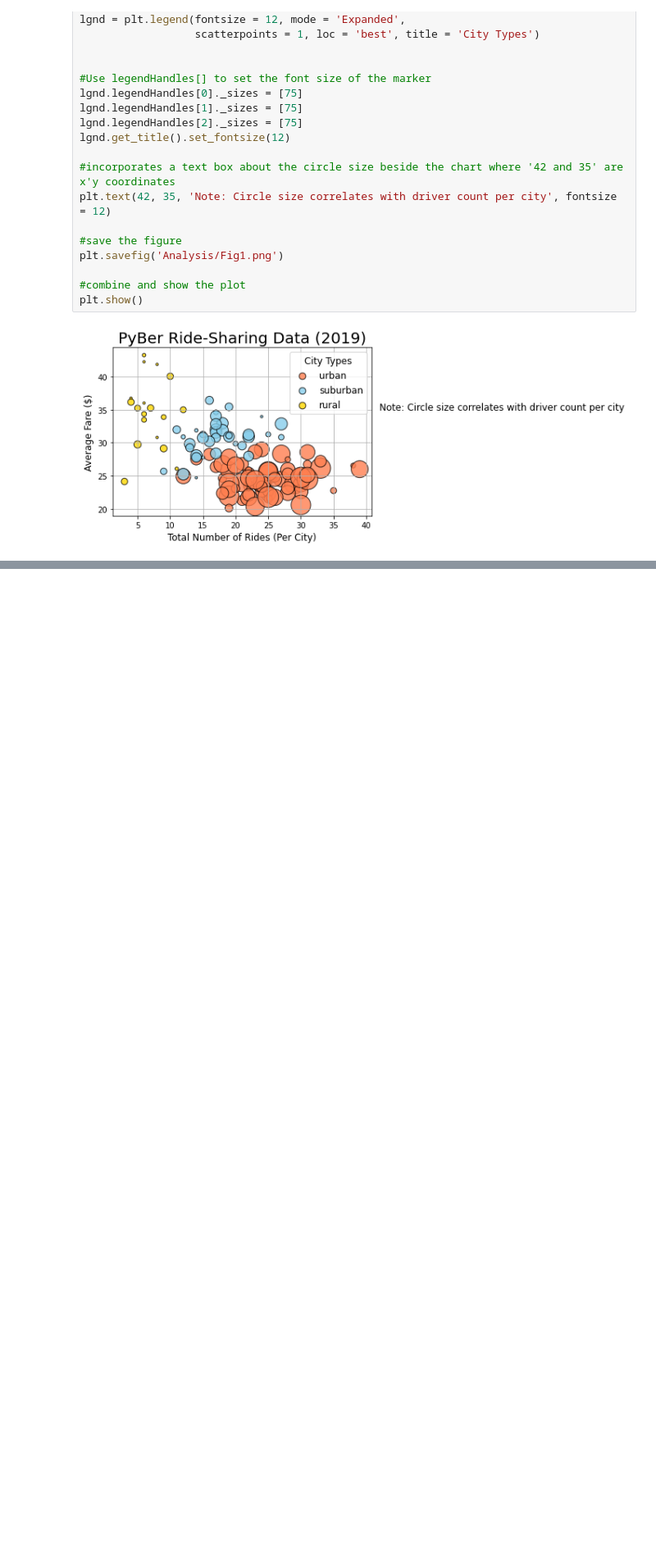
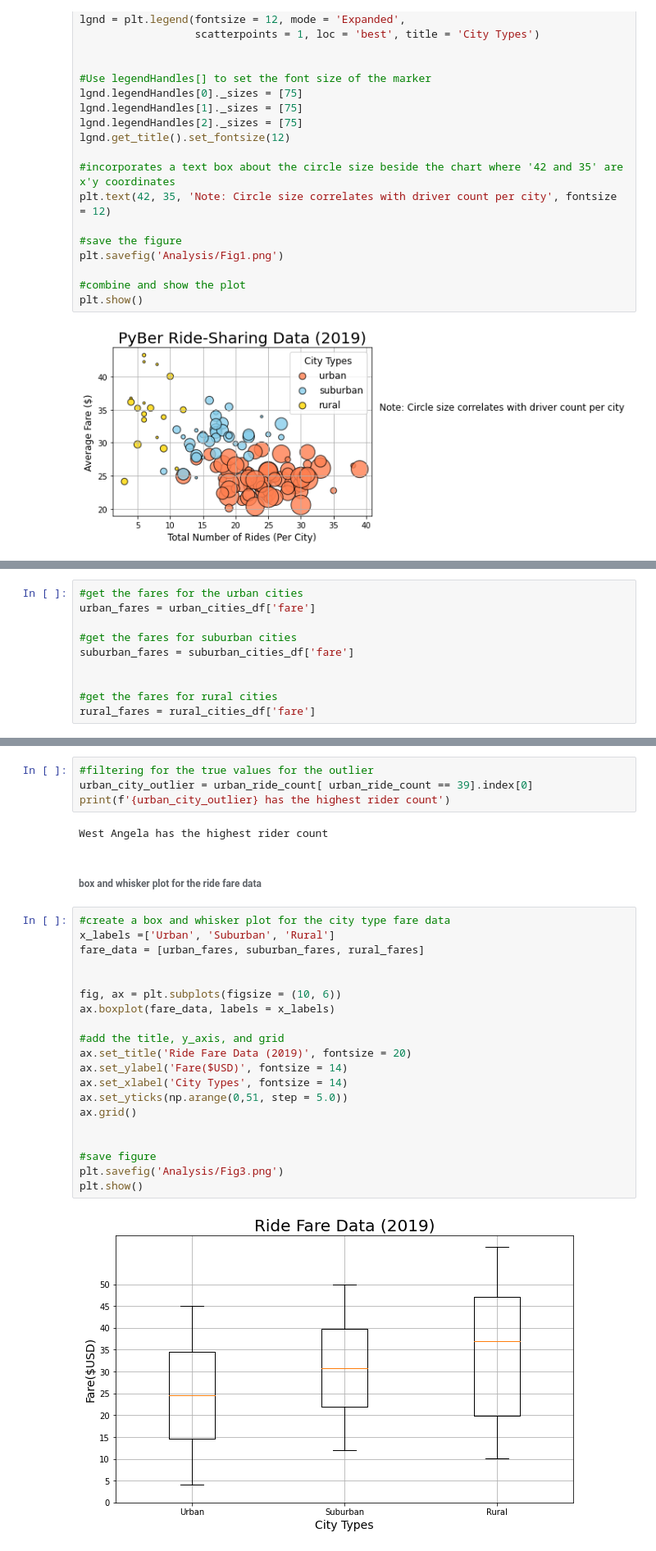
Before and after one commit to nasarar/PyBer_Analysis, a Jupyter notebook: PyBer.ipynb, the cells around one changed output, grey strips where cells are left out. Shown: that part at 82% size. Cells and saved outputs as stored; diff of their text form; blank space fills up the shorter version.

```diff
--- a/PyBer.ipynb
+++ b/PyBer.ipynb
@@ -204,0 +261,10 @@ plt.show()
+# %%
+#get the fares for the urban cities
+urban_fares = urban_cities_df['fare']
+
+#get the fares for suburban cities
+suburban_fares = suburban_cities_df['fare']
+
+
+#get the fares for rural cities
+rural_fares = rural_cities_df['fare']
@@ -204,0 +334,30 @@ plt.show()
+# %%
+#filtering for the true values for the outlier
+urban_city_outlier = urban_ride_count[ urban_ride_count == 39].index[0]
+print(f'{urban_city_outlier} has the highest rider count')
+# %% [output]
+West Angela has the highest rider count
+# %% [markdown]
+###### box and whisker plot for the ride fare data
+# %%
+#create a box and whisker plot for the city type fare data
+x_labels =['Urban', 'Suburban', 'Rural']
+fare_data = [urban_fares, suburban_fares, rural_fares]
+
+
+fig, ax = plt.subplots(figsize = (10, 6))
+ax.boxplot(fare_data, labels = x_labels)
+
+#add the title, y_axis, and grid
+ax.set_title('Ride Fare Data (2019)', fontsize = 20)
+ax.set_ylabel('Fare($USD)', fontsize = 14)
+ax.set_xlabel('City Types', fontsize = 14)
+ax.set_yticks(np.arange(0,51, step = 5.0))
+ax.grid()
+
+
+#save figure
+plt.savefig('Analysis/Fig3.png')
+plt.show()
+# %% [output]
+[figure, added]
```
Also changed, not shown: parts of 17 cells of this notebook, 3 other files.
